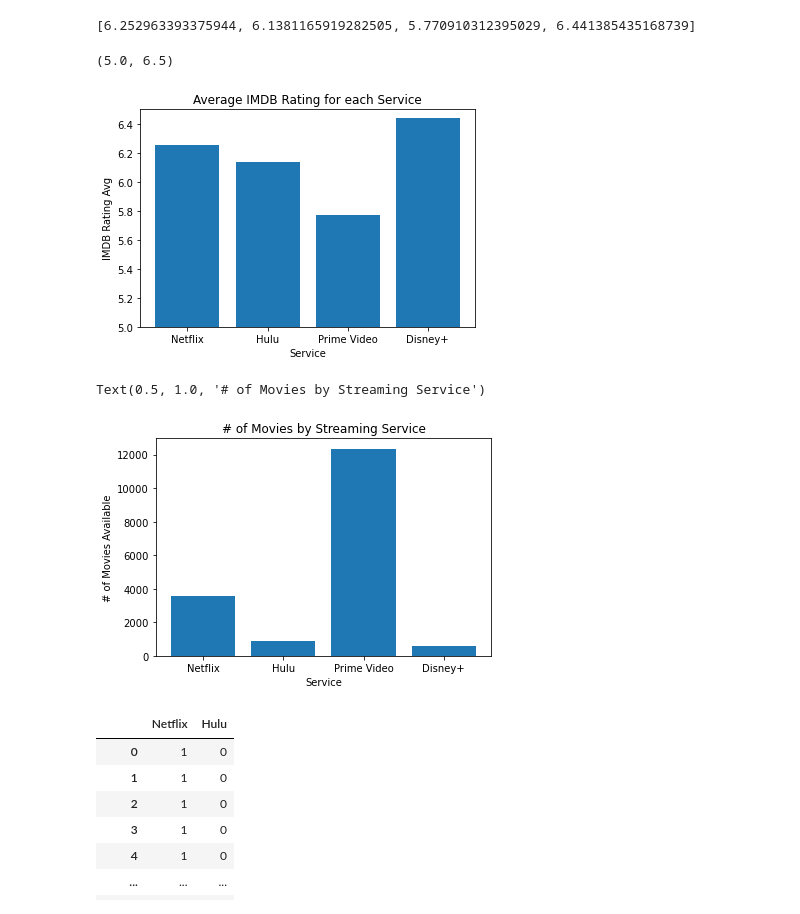
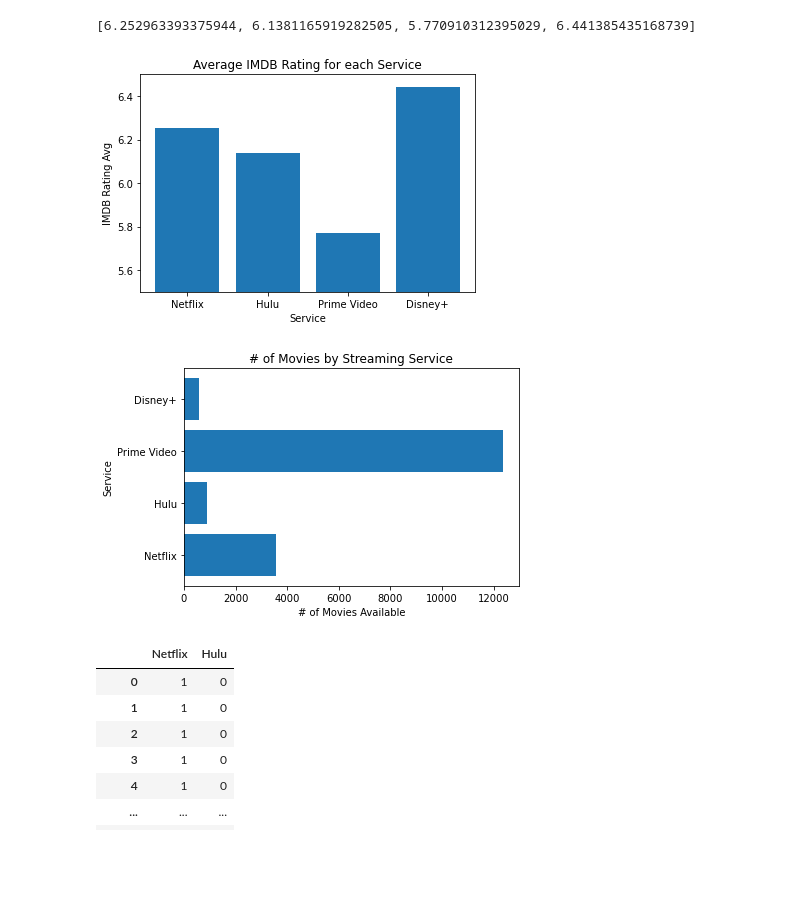
Before and after one commit to AndrewAwl/StreamingMovieData, a Jupyter notebook: FinalProject.ipynb, the cells around one changed output. Cells and saved outputs as stored; diff of their text form; code cells hidden in the pictures; blank space fills up the shorter version.

```diff
--- a/FinalProject.ipynb
+++ b/FinalProject.ipynb
@@ -68,7 +69,7 @@ streamdata.drop(columns=['Type'], inplace=True)
 
 def concat (title, year, director):
     return str(title) + '-' + str(year) + '-' + str(director)
-streamdata['UniqueID'] = streamdataa['Title','Year','Directors'].apply(lambda row: concatenate(row['Title'], row['Year'], row['Directors']), axis=1)
+streamdata['UniqueID'] = streamdata['Title','Year','Directors'].apply(lambda row: concatenate(row['Title'], row['Year'], row['Directors']), axis=1)
 
 
 # streamdata['UniqueID'] = streamdata['Title'] + '-' + streamdata['Year'].astype(str) + '-' + streamdata['Directors']
@@ -233,22 +234,28 @@ plt.bar(services, barmeans)
 plt.xlabel('Service')
 plt.ylabel('IMDB Rating Avg')
 plt.title('Average IMDB Rating for each Service')
-plt.ylim(5,6.5)
+plt.ylim(5.5,6.5)
+
+# https://stackoverflow.com/questions/23591254/python-pandas-matplotlib-annotating-labels-above-bar-chart-columns
+# for i, label in enumerate(list(plt.index)):
+#    score = df.ix[label]['Score']
+#    ax.annotate(str(score), (i, score + 0.2))
+
+plt.show()
 # %% [output]
-(5.0, 6.5)
-[figure, old version]
+[figure, new version]
 # %%
 #streamdata.groupby(['year'])['movie_id'].count().plot(kind='bar')
 # %%
 streamcount = [len(streamdata[netflixmask]['ID']), len(streamdata[hulumask]['ID']), len(streamdata[primemask]['ID']), len(streamdata[disneymask]['ID']) ]
 # %%
-plt.bar(services, streamcount)
-plt.xlabel('Service')
-plt.ylabel('# of Movies Available')
+plt.barh(services, streamcount)
+plt.ylabel('Service')
+plt.xlabel('# of Movies Available')
 plt.title('# of Movies by Streaming Service')
+plt.show()
 # %% [output]
-Text(0.5, 1.0, '# of Movies by Streaming Service')
-[figure, old version]
+[figure, new version]
 # %%
 # of movies 7.0 and up on average?
 # %%
```
Also changed, not shown: parts of 4 cells of this notebook.
